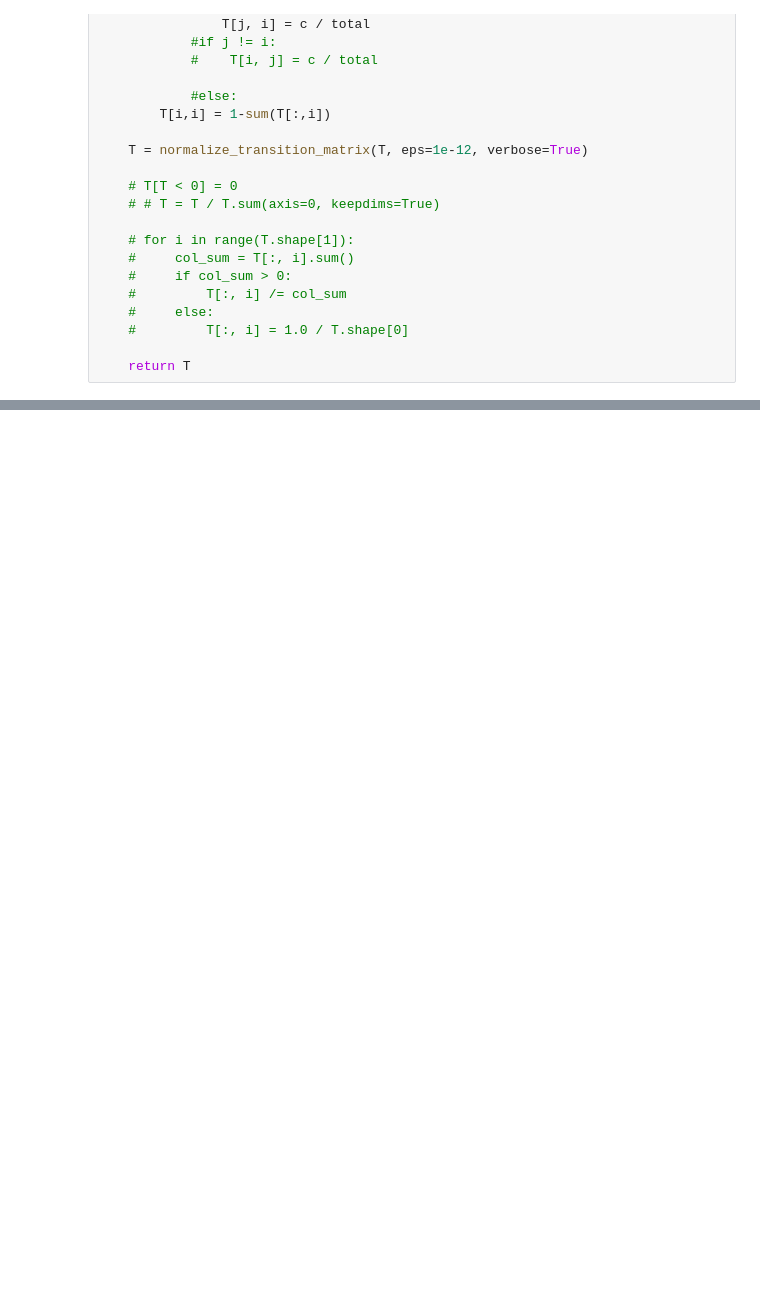
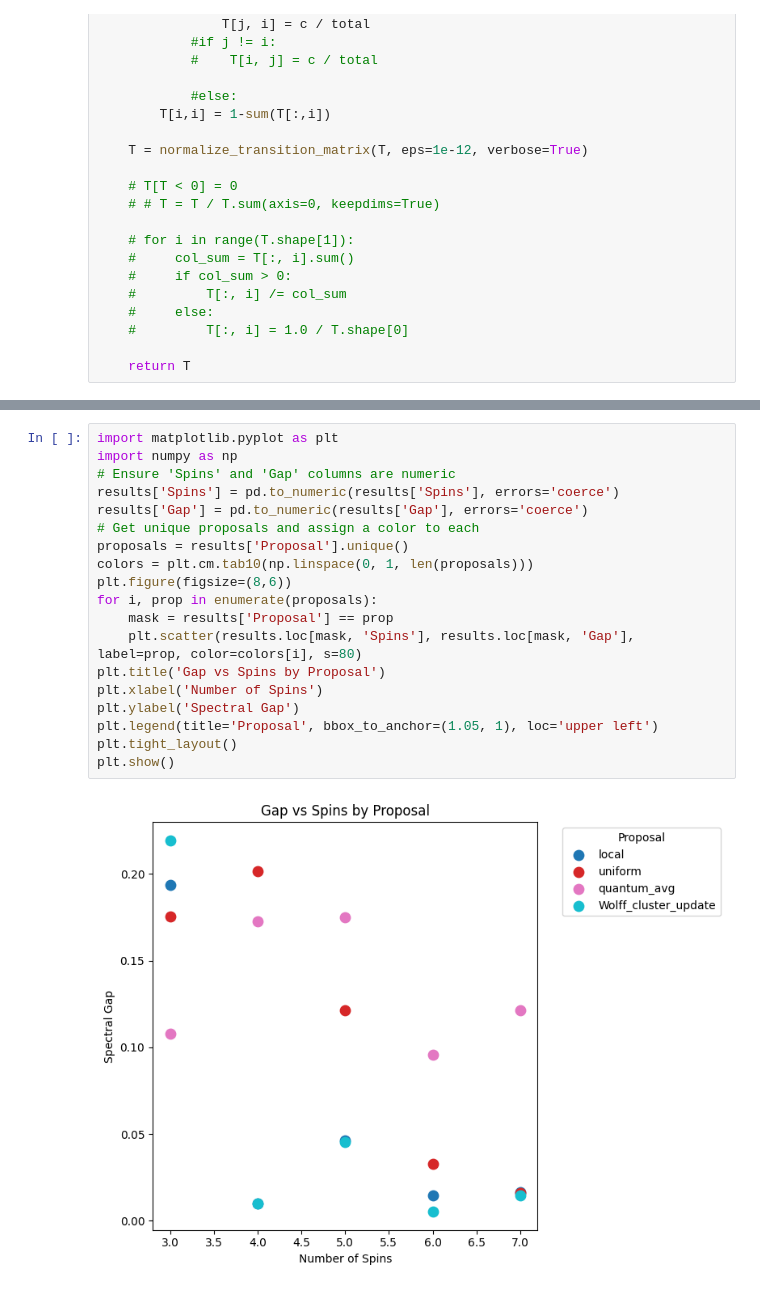
Before and after one commit to vinitX/Quantum-Sampling, a Jupyter notebook: Manas' Proposals/New_samplers.ipynb, the cells around one changed output, grey strips where cells are left out. Saved outputs shown, nothing was run; the diff lists cells and outputs as text; blank space fills up the shorter version.

```diff
--- a/Manas' Proposals/New_samplers.ipynb
+++ b/Manas' Proposals/New_samplers.ipynb
@@ -617,0 +621,21 @@ Starting problem instance 2 of 5 with n = 4
+# %%
+import matplotlib.pyplot as plt
+import numpy as np
+# Ensure 'Spins' and 'Gap' columns are numeric
+results['Spins'] = pd.to_numeric(results['Spins'], errors='coerce')
+results['Gap'] = pd.to_numeric(results['Gap'], errors='coerce')
+# Get unique proposals and assign a color to each
+proposals = results['Proposal'].unique()
+colors = plt.cm.tab10(np.linspace(0, 1, len(proposals)))
+plt.figure(figsize=(8,6))
+for i, prop in enumerate(proposals):
+    mask = results['Proposal'] == prop
+    plt.scatter(results.loc[mask, 'Spins'], results.loc[mask, 'Gap'], label=prop, color=colors[i], s=80)
+plt.title('Gap vs Spins by Proposal')
+plt.xlabel('Number of Spins')
+plt.ylabel('Spectral Gap')
+plt.legend(title='Proposal', bbox_to_anchor=(1.05, 1), loc='upper left')
+plt.tight_layout()
+plt.show()
+# %% [output]
+[figure, added]
```
Also changed, not shown: parts of 5 cells of this notebook, 1 other file.
